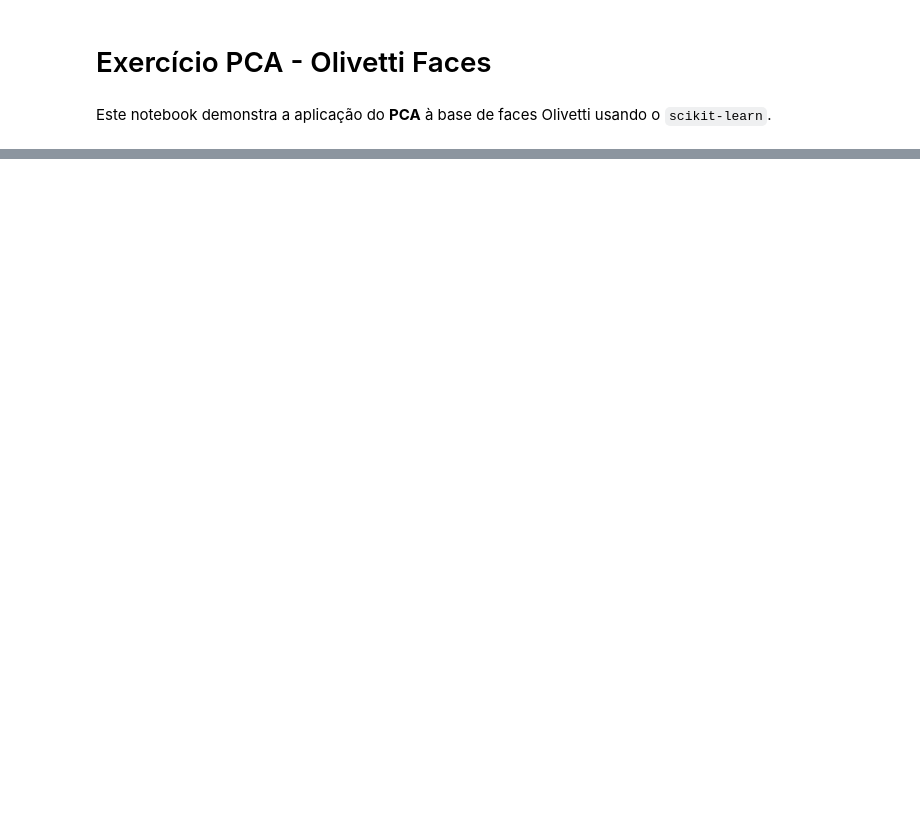
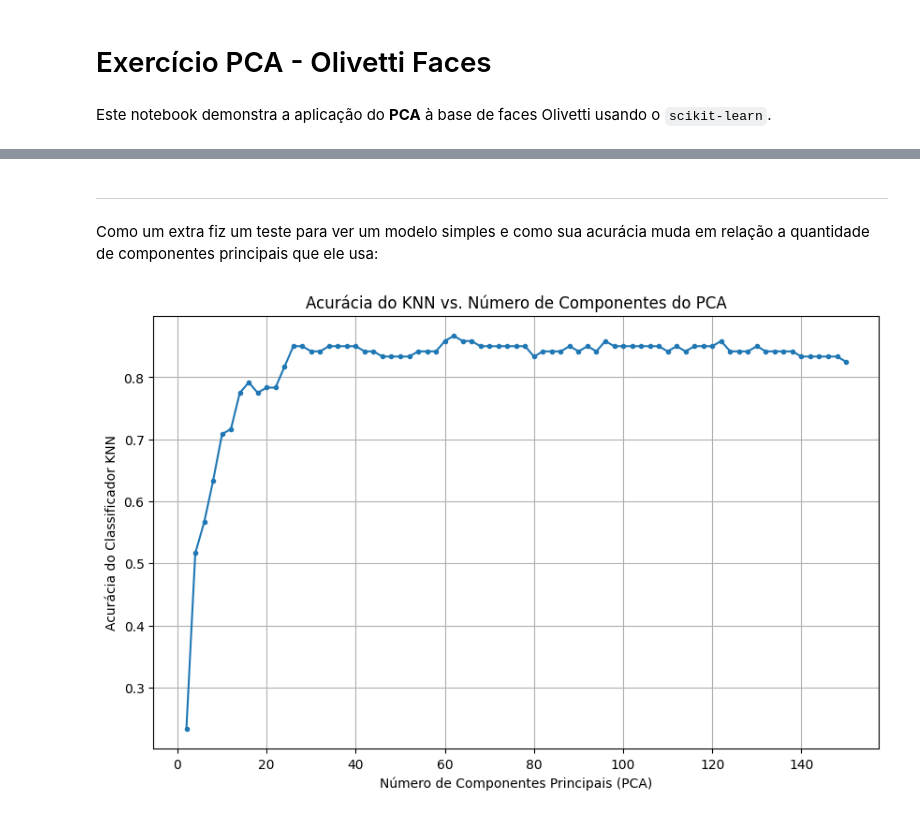
Before and after one commit to Bernardo-b/mestrado-ufmg, a Jupyter notebook: reconhecimento-padroes-2025-1/olivetti_pca.ipynb, the cells around one changed output, grey strips where cells are left out. Cells and saved outputs as stored; diff of their text form; code cells hidden in the pictures; blank space fills up the shorter version.

```diff
--- a/reconhecimento-padroes-2025-1/olivetti_pca.ipynb
+++ b/reconhecimento-padroes-2025-1/olivetti_pca.ipynb
@@ -40,0 +68,42 @@ plt.show()
+# %% [markdown]
+---
+# %% [markdown]
+Como um extra fiz um teste para ver um modelo simples e como sua acurácia muda em relação a quantidade de componentes principais que ele usa:
+# %%
+from sklearn.model_selection import train_test_split
+from sklearn.neighbors import KNeighborsClassifier
+from sklearn.metrics import accuracy_score
+from tqdm import tqdm
+
+# 1. Dividir os dados em treino e teste
+X_train, X_test, y_train, y_test = train_test_split(
+    X, y, test_size=0.3, random_state=42, stratify=y
+)
+
+# 2. Loop para testar o número de componentes e armazenar a acurácia
+n_components_range = range(2, 151, 2) # Testando de 2 a 150 componentes
+accuracies = []
+
+for n in tqdm(n_components_range, desc="Testando componentes PCA"):
+    # Aplicar PCA com n componentes
+    pca = PCA(n_components=n)
+    X_train_pca = pca.fit_transform(X_train)
+    X_test_pca = pca.transform(X_test)
+
+    # Treinar e avaliar o KNN
+    knn = KNeighborsClassifier(n_neighbors=5)
+    knn.fit(X_train_pca, y_train)
+    y_pred = knn.predict(X_test_pca)
+    accuracy = accuracy_score(y_test, y_pred)
+    accuracies.append(accuracy)
+
+# 3. Gerar o gráfico de Acurácia vs. Número de Componentes
+plt.figure(figsize=(10, 6))
+plt.plot(n_components_range, accuracies, marker='.', linestyle='-')
+plt.xlabel('Número de Componentes Principais (PCA)')
+plt.ylabel('Acurácia do Classificador KNN')
+plt.title('Acurácia do KNN vs. Número de Componentes do PCA')
+plt.grid(True)
+plt.show()
+# %% [output]
+[figure, added]
```
Also changed, not shown: parts of 5 cells of this notebook, 29 other files.
